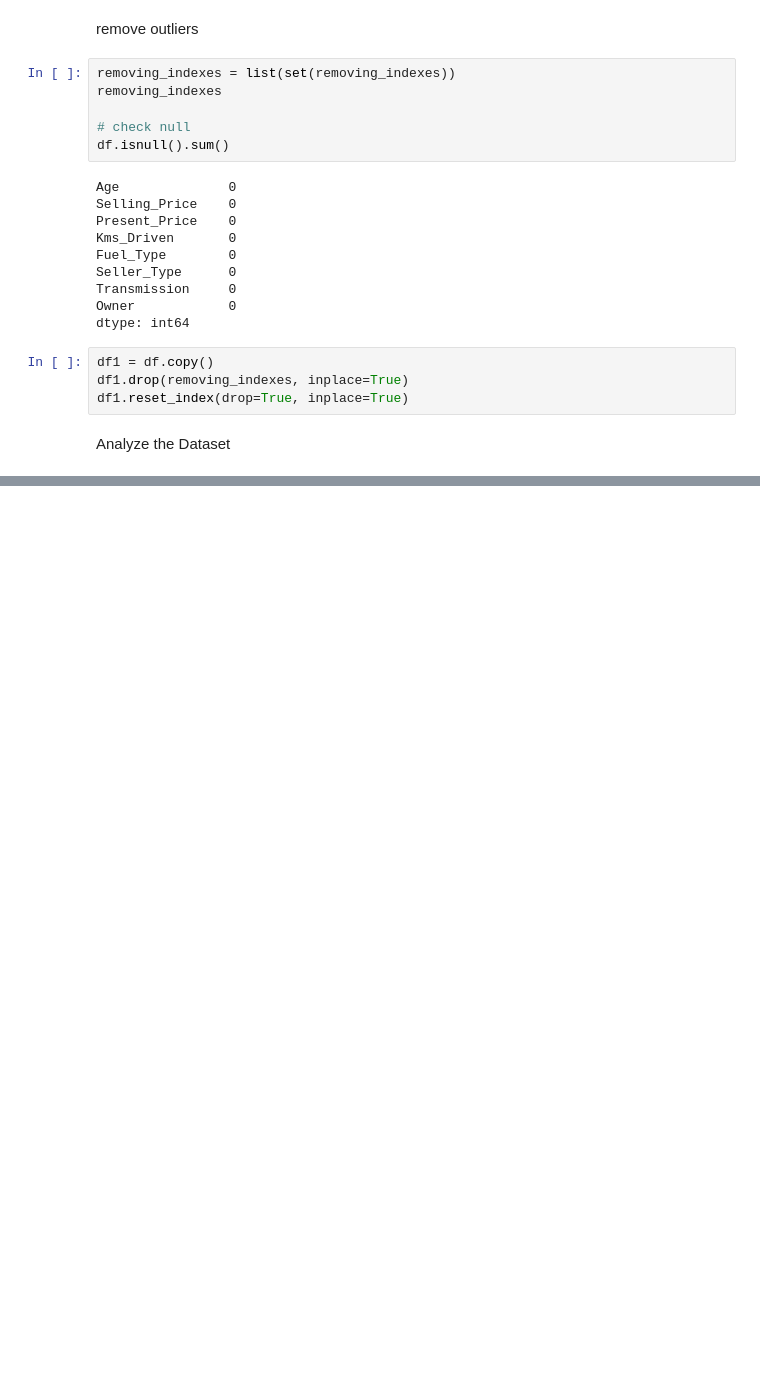
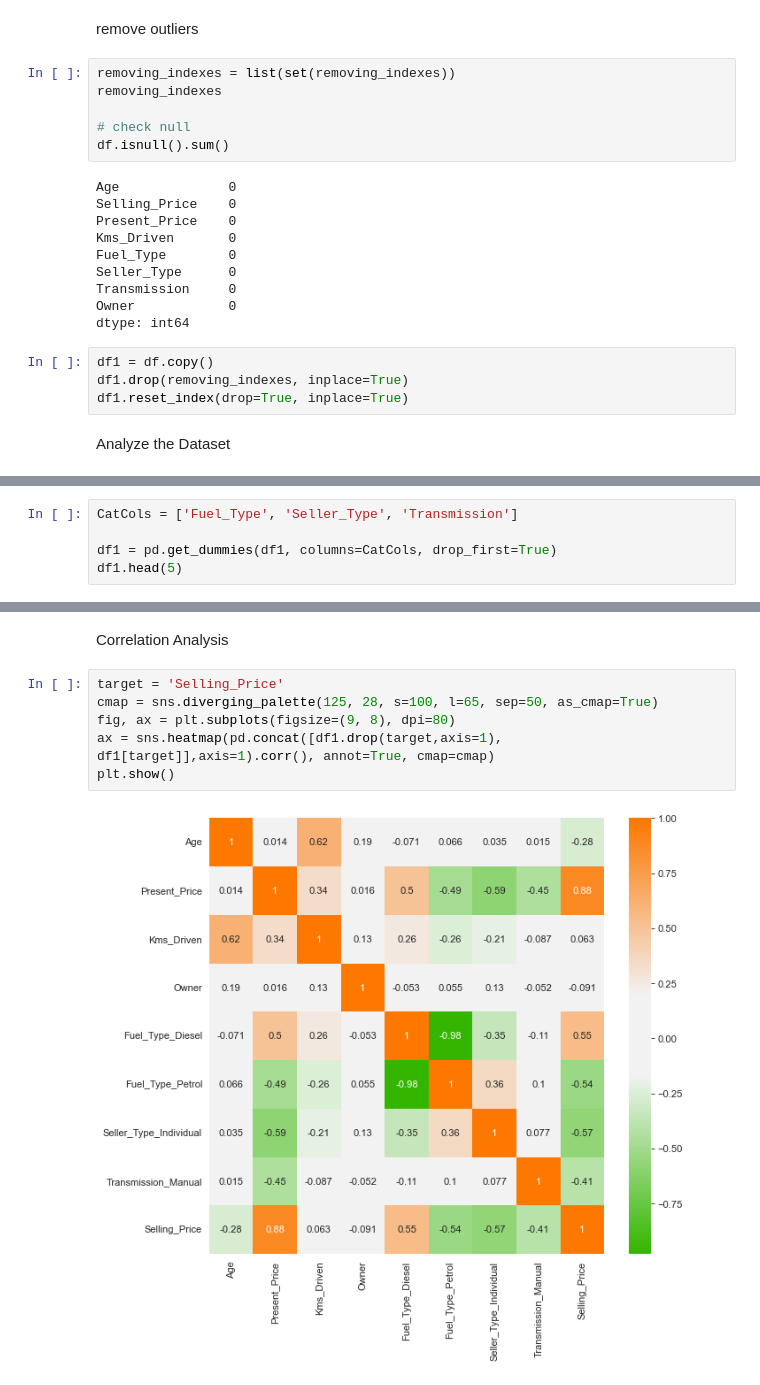
Before and after one commit to timjozi911/succulent-succotash, a Jupyter notebook: main.ipynb, the cells around one changed output, grey strips where cells are left out. Cells and saved outputs as stored; diff of their text form; blank space fills up the shorter version.

```diff
--- a/main.ipynb
+++ b/main.ipynb
@@ -181,0 +229,5 @@ Analyze the Dataset
+# %%
+CatCols = ['Fuel_Type', 'Seller_Type', 'Transmission']
+
+df1 = pd.get_dummies(df1, columns=CatCols, drop_first=True)
+df1.head(5)
@@ -181,0 +241,10 @@ Analyze the Dataset
+# %% [markdown]
+Correlation Analysis
+# %%
+target = 'Selling_Price'
+cmap = sns.diverging_palette(125, 28, s=100, l=65, sep=50, as_cmap=True)
+fig, ax = plt.subplots(figsize=(9, 8), dpi=80)
+ax = sns.heatmap(pd.concat([df1.drop(target,axis=1), df1[target]],axis=1).corr(), annot=True, cmap=cmap)
+plt.show()
+# %% [output]
+[figure, added]
```
Also changed, not shown: parts of 7 cells of this notebook.
